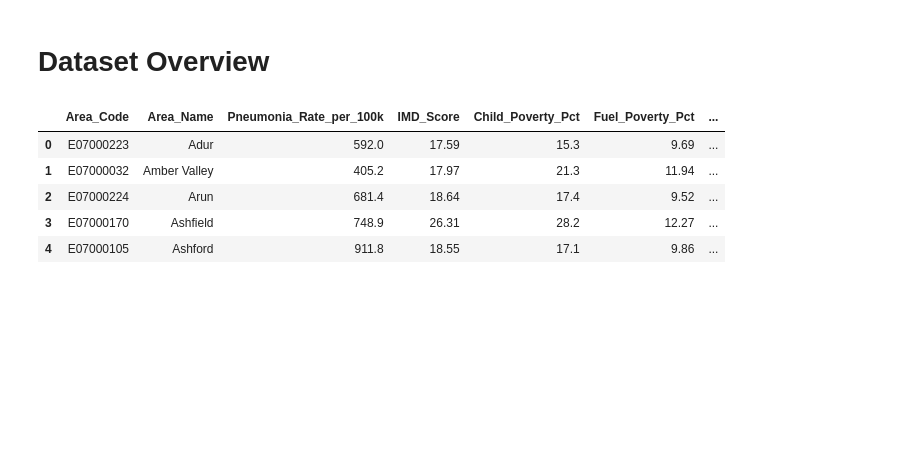
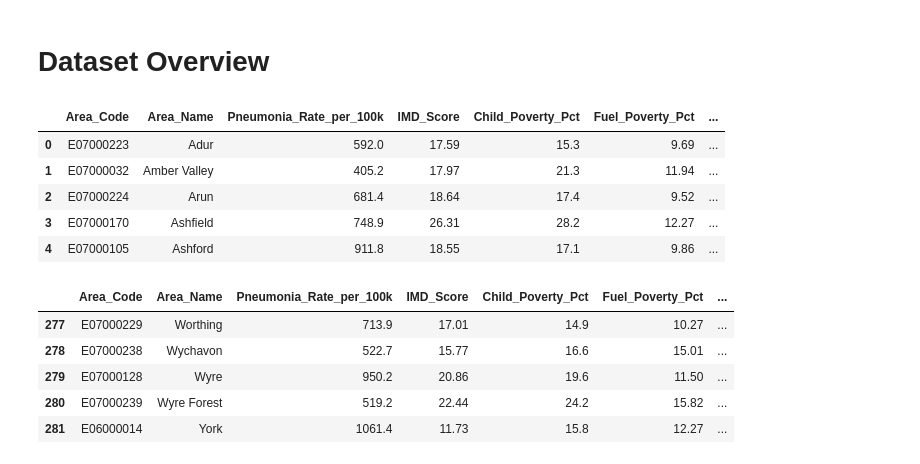
Before and after one commit to IfeakanduBenedict/pediatric-pneumonia-ml-england, a Jupyter notebook: Pediatric_Pneumonia_Analysis.ipynb, the cells around one changed output. Drawn from its saved outputs; the diff is of its cells as text; code cells hidden in the pictures; blank space fills up the shorter version.

```diff
--- a/Pediatric_Pneumonia_Analysis.ipynb
+++ b/Pediatric_Pneumonia_Analysis.ipynb
@@ -119,3 +119,13 @@ pneumonia_data.head()
 | 2 | E07000224 | Arun | 681.4 | 18.64 | 17.4 | 9.52 | ... |
 | 3 | E07000170 | Ashfield | 748.9 | 26.31 | 28.2 | 12.27 | ... |
 | 4 | E07000105 | Ashford | 911.8 | 18.55 | 17.1 | 9.86 | ... |
+# %%
+# Dispalying the last five rows.
+pneumonia_data.tail()
+# %% [output]
+|  | Area_Code | Area_Name | Pneumonia_Rate_per_100k | IMD_Score | Child_Poverty_Pct | Fuel_Poverty_Pct | ... |
+| 277 | E07000229 | Worthing | 713.9 | 17.01 | 14.9 | 10.27 | ... |
+| 278 | E07000238 | Wychavon | 522.7 | 15.77 | 16.6 | 15.01 | ... |
+| 279 | E07000128 | Wyre | 950.2 | 20.86 | 19.6 | 11.50 | ... |
+| 280 | E07000239 | Wyre Forest | 519.2 | 22.44 | 24.2 | 15.82 | ... |
+| 281 | E06000014 | York | 1061.4 | 11.73 | 15.8 | 12.27 | ... |
```
